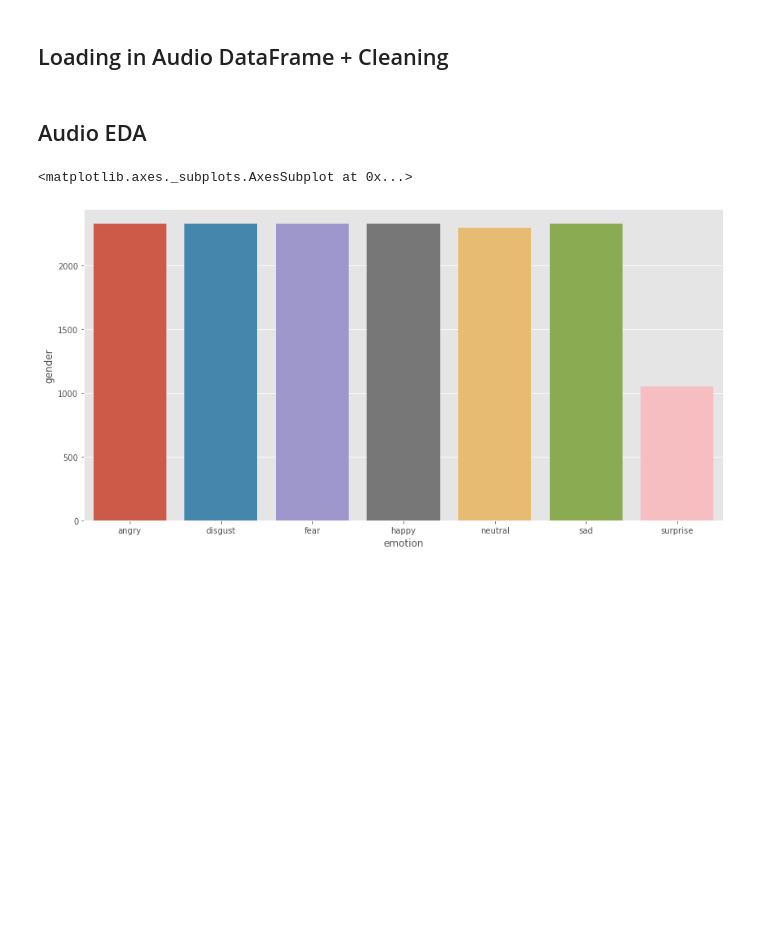
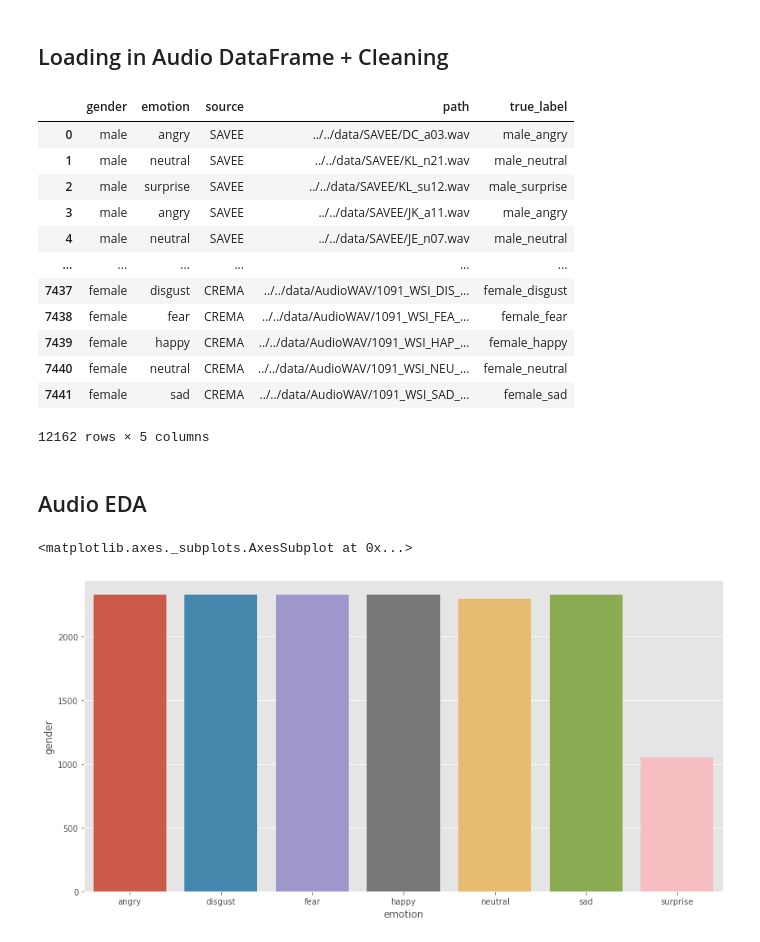
Before and after one commit to ZacharyVillarreal/Predicting-Humans-Affectively, a Jupyter notebook: src/Audio/Audio_Processing.ipynb, the cells around one changed output. Saved outputs shown, nothing was run; the diff lists cells and outputs as text; code cells hidden in the pictures; blank space fills up the shorter version.

```diff
--- a/src/Audio/Audio_Processing.ipynb
+++ b/src/Audio/Audio_Processing.ipynb
@@ -56,6 +71,22 @@ IndentationError: expected an indented block (predict_audio.py, line 48)
 ## Loading in Audio DataFrame + Cleaning
 # %%
 df = create_one_df()
+# %%
+df
+# %% [output]
+|  | gender | emotion | source | path | true_label |
+| 0 | male | angry | SAVEE | ../../data/SAVEE/DC_a03.wav | male_angry |
+| 1 | male | neutral | SAVEE | ../../data/SAVEE/KL_n21.wav | male_neutral |
+| 2 | male | surprise | SAVEE | ../../data/SAVEE/KL_su12.wav | male_surprise |
+| 3 | male | angry | SAVEE | ../../data/SAVEE/JK_a11.wav | male_angry |
+| 4 | male | neutral | SAVEE | ../../data/SAVEE/JE_n07.wav | male_neutral |
+| ... | ... | ... | ... | ... | ... |
+| 7437 | female | disgust | CREMA | ../../data/AudioWAV/1091_WSI_DIS_... | female_disgust |
+| 7438 | female | fear | CREMA | ../../data/AudioWAV/1091_WSI_FEA_... | female_fear |
+| 7439 | female | happy | CREMA | ../../data/AudioWAV/1091_WSI_HAP_... | female_happy |
+| 7440 | female | neutral | CREMA | ../../data/AudioWAV/1091_WSI_NEU_... | female_neutral |
+| 7441 | female | sad | CREMA | ../../data/AudioWAV/1091_WSI_SAD_... | female_sad |
+12162 rows × 5 columns
 # %% [markdown]
 ## Audio EDA
 # %%
```
Also changed, not shown: parts of 24 cells of this notebook, 9 other files.
